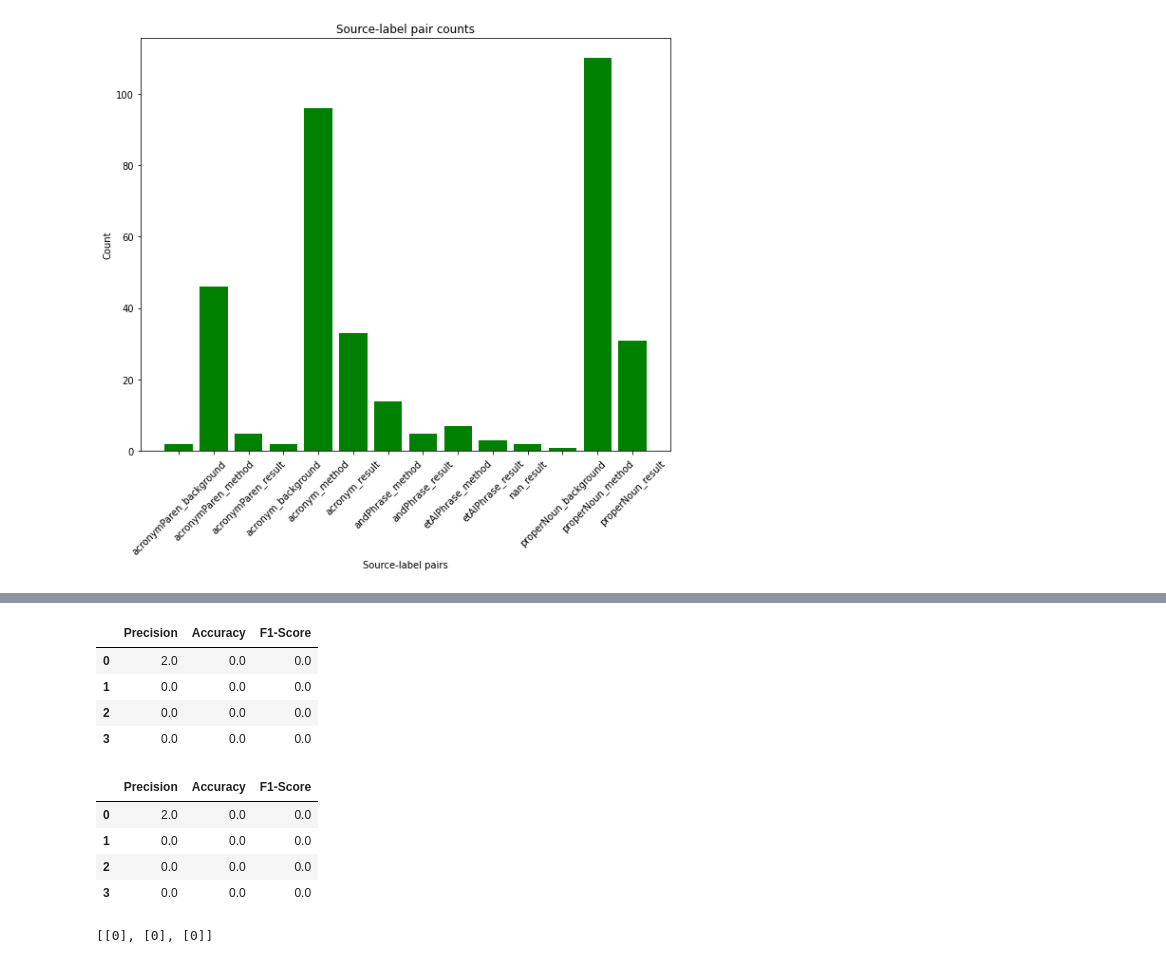
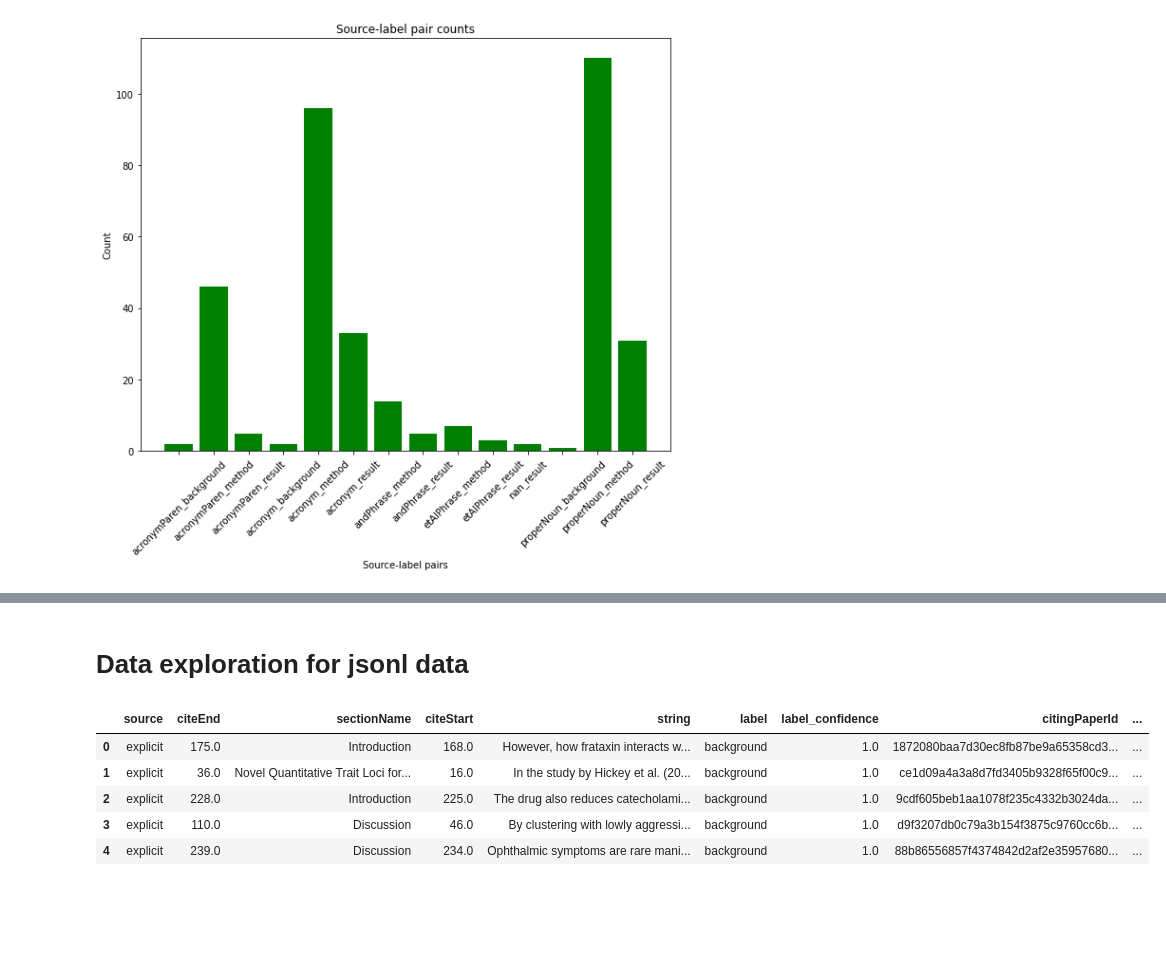
Before and after one commit to ChrisBagdon/Citation_Classification, a Jupyter notebook: dataExploration.ipynb, the cells around one changed output, grey strips where cells are left out. Saved outputs shown, nothing was run; the diff lists cells and outputs as text; code cells hidden in the pictures; blank space fills up the shorter version.

```diff
--- a/dataExploration.ipynb
+++ b/dataExploration.ipynb
@@ -162,22 +141,23 @@ test_df
-# %%
-test_df["Precision"][0] = 2
-test_df
-# %% [output]
-|  | Precision | Accuracy | F1-Score |
-| 0 | 2.0 | 0.0 | 0.0 |
-| 1 | 0.0 | 0.0 | 0.0 |
-| 2 | 0.0 | 0.0 | 0.0 |
-| 3 | 0.0 | 0.0 | 0.0 |
-# %%
-test_df.iloc[3] = ([0] * 3)
-test_df
-# %% [output]
-|  | Precision | Accuracy | F1-Score |
-| 0 | 2.0 | 0.0 | 0.0 |
-| 1 | 0.0 | 0.0 | 0.0 |
-| 2 | 0.0 | 0.0 | 0.0 |
-| 3 | 0.0 | 0.0 | 0.0 |
-# %%
-[[0]] * 3
-# %% [output]
-[[0], [0], [0]]
+# %% [markdown]
+# Data exploration for jsonl data
+# %%
+### train_jsonl
+# Parsing the jsonl files
+import jsonlines
+
+train_jsonl_list = []
+
+with jsonlines.open('scicite/jsonl/train.jsonl') as f:
+    for line in f.iter():
+        train_jsonl_list.append(line)
+
+# Putting the jsonl files into a pandas dataframe
+train_jsonl = pd.DataFrame(train_jsonl_list)
+train_jsonl.head()
+# %% [output]
+|  | source | citeEnd | sectionName | citeStart | string | label | label_confidence | citingPaperId | ... |
+| 0 | explicit | 175.0 | Introduction | 168.0 | However, how frataxin interacts w... | background | 1.0 | 1872080baa7d30ec8fb87be9a65358cd3... | ... |
+| 1 | explicit | 36.0 | Novel Quantitative Trait Loci for... | 16.0 | In the study by Hickey et al. (20... | background | 1.0 | ce1d09a4a3a8d7fd3405b9328f65f00c9... | ... |
+| 2 | explicit | 228.0 | Introduction | 225.0 | The drug also reduces catecholami... | background | 1.0 | 9cdf605beb1aa1078f235c4332b3024da... | ... |
+| 3 | explicit | 110.0 | Discussion | 46.0 | By clustering with lowly aggressi... | background | 1.0 | d9f3207db0c79a3b154f3875c9760cc6b... | ... |
+| 4 | explicit | 239.0 | Discussion | 234.0 | Ophthalmic symptoms are rare mani... | background | 1.0 | 88b86556857f4374842d2af2e35957680... | ... |
```
Also changed, not shown: parts of 8 cells of this notebook.
